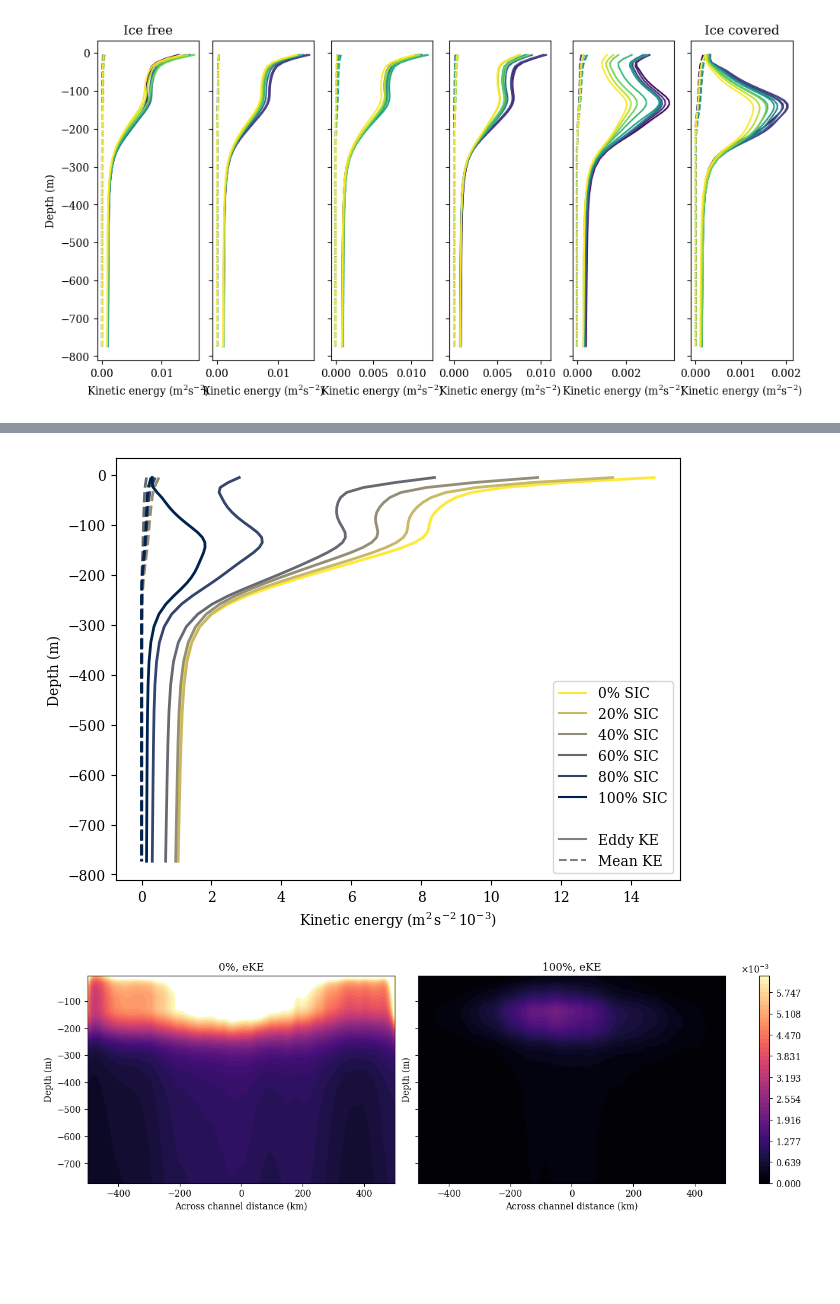
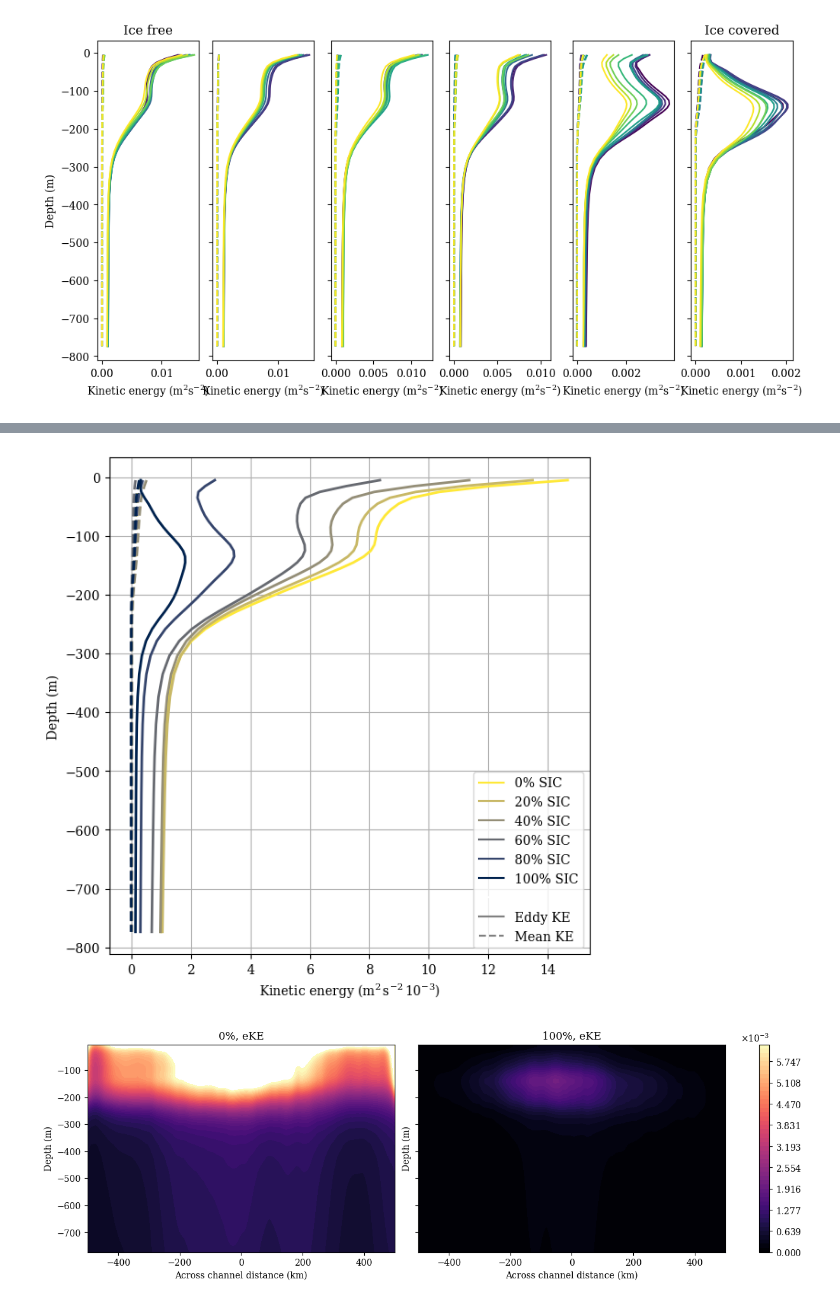
Before and after one commit to hmason13/ArcticMiddepthBI, a Jupyter notebook: analysis/officialFigScripts/figKeProfile.ipynb, the cells around one changed output, grey strips where cells are left out. Saved outputs shown, nothing was run; the diff lists cells and outputs as text; code cells hidden in the pictures; blank space fills up the shorter version.

```diff
--- a/analysis/officialFigScripts/figKeProfile.ipynb
+++ b/analysis/officialFigScripts/figKeProfile.ipynb
@@ -35,5 +35,7 @@ keLevMean = np.load(loc+"levelMeanKE.npy")
 channelMeanU  = np.load(loc+"../channelMean/channelMeanU.npy")
 channelMeanV  = np.load(loc+"../channelMean/channelMeanV.npy")
 channelMeanKE = np.load(loc+"../channelMean/channelMeanKE.npy")
+
+uvPrimeSquareChannelCenter = np.zeros(shape=(148,50,500,6))
 # %%
 # calculate EKE and MKE
@@ -86,17 +99,17 @@ for ic in range(len(conc)):
 # %%
 # make example plots
 
-fig,ax = plt.subplots(1,len(conc),sharey=True,
-                     figsize=(12,4),
-                     layout='constrained')
+# fig,ax = plt.subplots(1,len(conc),sharey=True,
+#                      figsize=(12,4),
+#                      layout='constrained')
 
-for ic in range(len(conc)):
+# for ic in range(len(conc)):
 
-  myMax = eKE[:,:,ic].max()
-  contourLevels = np.linspace(0,myMax,50)
-  im = ax[ic].contourf(yRange, levs[:deepIndex],
-                      eKE[:deepIndex,:,ic],
-                      contourLevels, cmap='magma')
-  ax[ic].set_xlabel("Across channel distance (km)")
-  ax[ic].set_ylabel("Depth (m)")
-  ax[ic].set_title(f"{conc[ic]}%, eKE")
+#   myMax = eKE[:,:,ic].max()
+#   contourLevels = np.linspace(0,myMax,50)
+#   im = ax[ic].contourf(yRange, levs[:deepIndex],
+#                       eKE[:deepIndex,:,ic],
+#                       contourLevels, cmap='magma')
+#   ax[ic].set_xlabel("Across channel distance (km)")
+#   ax[ic].set_ylabel("Depth (m)")
+#   ax[ic].set_title(f"{conc[ic]}%, eKE")
@@ -133,3 +144,9 @@ ax[-1].set_title("Ice covered")
 # %% [output]
 Text(0.5, 1.0, 'Ice covered')
 [figure]
+# %%
+# more x and time axis in prep for np.reshape; (time,z,x,ic)->(ic,z,time,x)
+data = np.moveaxis(uvPrimeSquareChannelCenter,[0,1,2,3],[2,1,3,0])
+print(data.shape)
+data = data.reshape((6,50,148*500))
+rootData = np.sqrt(data)
@@ -138,39 +340,42 @@ Text(0.5, 1.0, 'Ice covered')
 
 deepIndex = 35
 colors = plt.cm.cividis_r(np.linspace(0,1,len(conc)))
 lbl = ["0%", "20%", "40%", "60%", "80%", "100%"]
-plt.figure(layout="constrained")
+plt.figure(layout="constrained",figsize=(6,6))
+ax = plt.gca()
+ax.grid(visible=True)
+# ax.set_ylim([levs[deepIndex],0])
 
 for ic in range(len(conc)):
-  plt.plot((eKE[:deepIndex,250,ic]*1e3),
+
+  # line plot
+  plt.plot((eKE[:deepIndex,250:252,ic].mean((1,))*1e3),
           levs[:deepIndex],
           color=colors[ic],
           linestyle='solid',
           linewidth=2)
-  plt.plot((mKE[:deepIndex,250,ic]*1e3),
+  plt.plot((mKE[:deepIndex,250:252,ic].mean((1,))*1e3),
           levs[:deepIndex],
           color=colors[ic],
           linestyle='dashed',
           linewidth=2)
 
 unitLbl = "($\mathrm{m}^2\,\mathrm{s}^{-2}\,10^{-3}$)"
 plt.xlabel("Kinetic energy "+unitLbl)
 plt.ylabel("Depth (m)")
 legend_elements = []
 for ic in range(len(conc)):
   holder = Line2D([0], [0], color=colors[ic], label=f"{lbl[ic]} SIC")
   legend_elements.append(holder)
 legend_elements.append(Line2D([0],[0],color="white",label=""))
 legend_elements.append(Line2D([0],[0],color="gray",label="Eddy KE"))
 legend_elements.append(Line2D([0],[0],color="gray",
                               linestyle="dashed",label="Mean KE"))
 plt.legend(handles=legend_elements)
 
 plt.savefig(saveloc+"officialFigs/figEddyKEProfile.pdf",bbox_inches="tight")
-
-# see fig 1b, manucharyan stewart 2022
 # %% [output]
-[figure, old version]
+[figure, new version]
 # %%
 
 fig,ax = plt.subplots(1,2,sharey=True,
```
Also changed, not shown: parts of 10 cells of this notebook, 6 other files.
